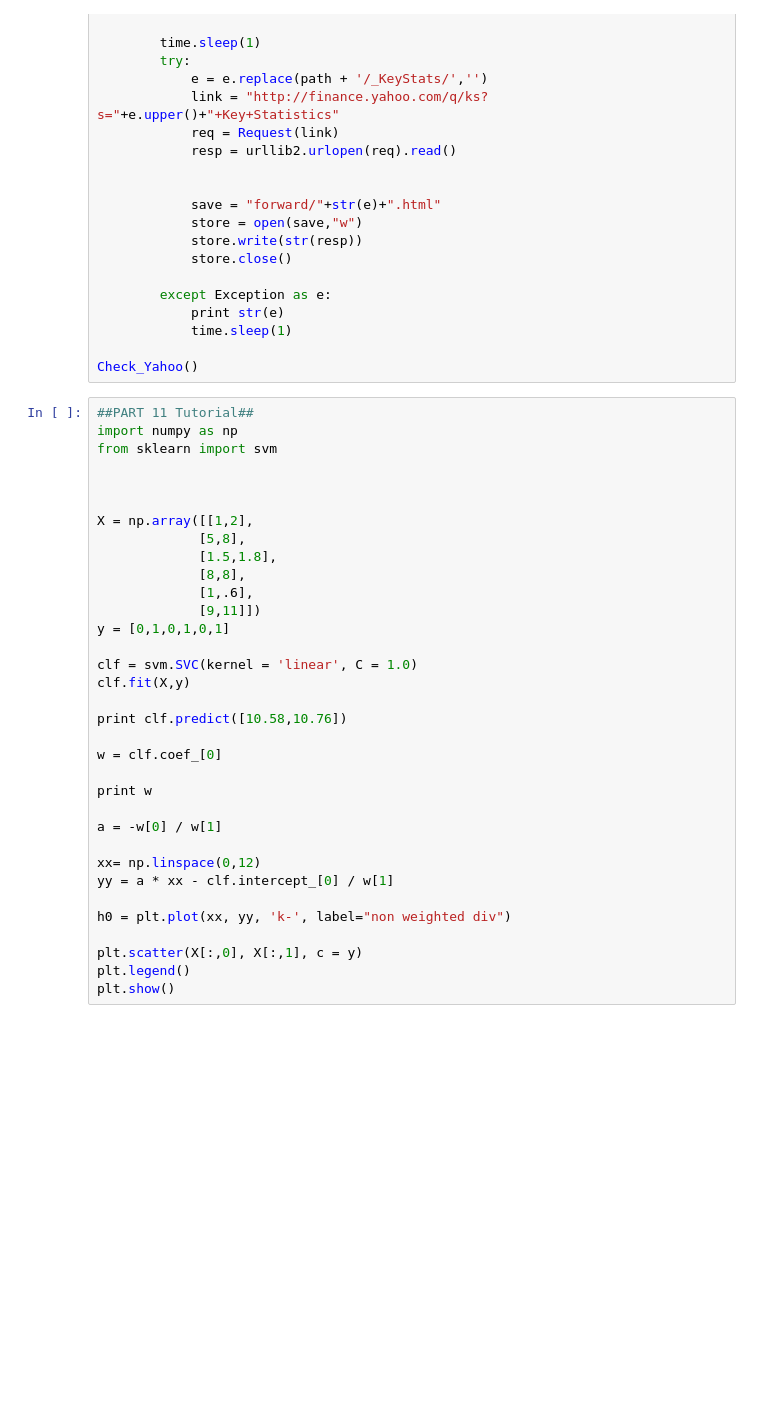
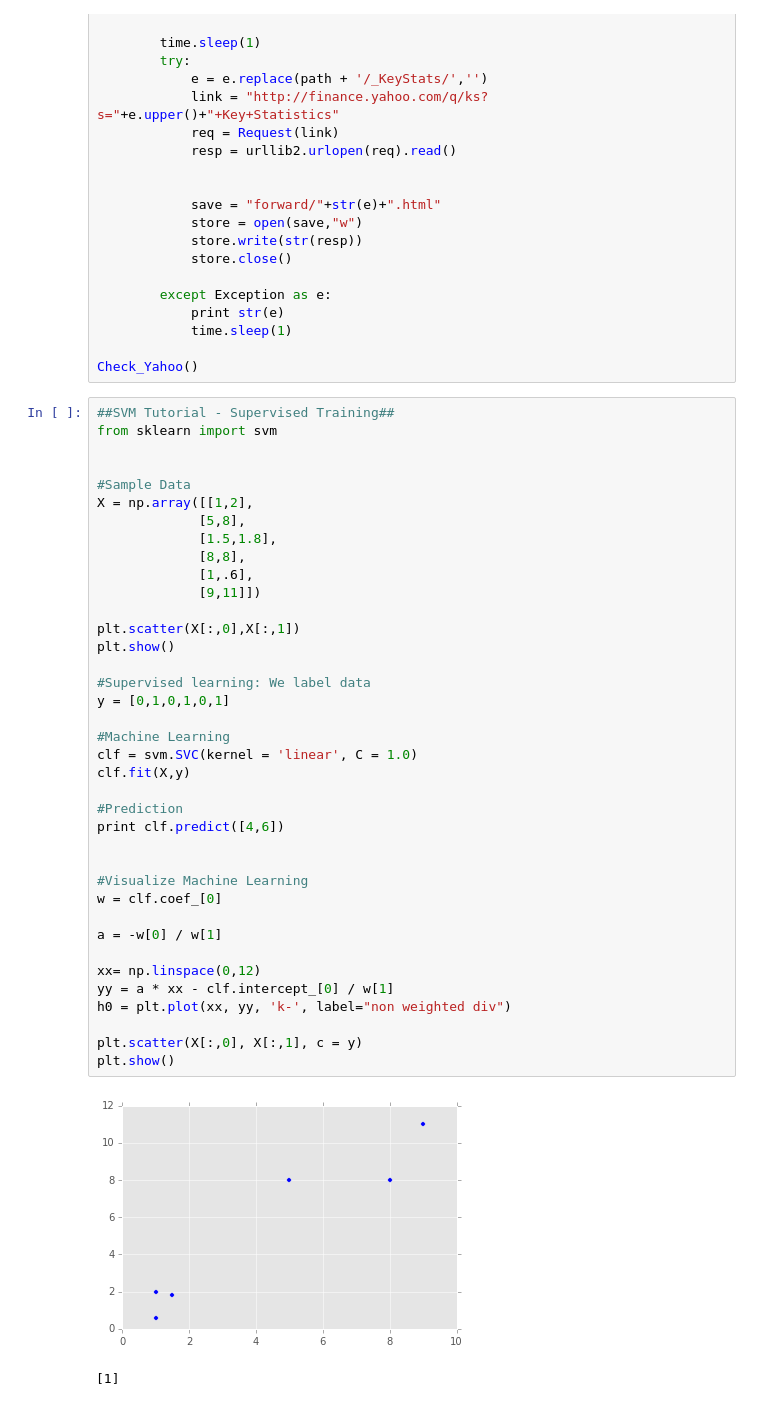
Before and after one commit to voshawn/52weeks, a Jupyter notebook: 8-stockprediction/8 - Stock Prediction.ipynb, the cells around one changed output. Drawn from its saved outputs; the diff is of its cells as text; blank space fills up the shorter version.

```diff
--- a/8-stockprediction/8 - Stock Prediction.ipynb
+++ b/8-stockprediction/8 - Stock Prediction.ipynb
@@ -799,36 +723,43 @@ def Check_Yahoo():
 
 Check_Yahoo()
 # %%
-##PART 11 Tutorial##
-import numpy as np
+##SVM Tutorial - Supervised Training##
 from sklearn import svm
 
 
-
+#Sample Data
 X = np.array([[1,2],
              [5,8],
              [1.5,1.8],
              [8,8],
              [1,.6],
              [9,11]])
+
+plt.scatter(X[:,0],X[:,1])
+plt.show()
+
+#Supervised learning: We label data
 y = [0,1,0,1,0,1]
 
+#Machine Learning
 clf = svm.SVC(kernel = 'linear', C = 1.0)
 clf.fit(X,y)
 
-print clf.predict([10.58,10.76])
+#Prediction
+print clf.predict([4,6])
 
+
+#Visualize Machine Learning
 w = clf.coef_[0]
-
-print w
 
 a = -w[0] / w[1]
 
 xx= np.linspace(0,12)
 yy = a * xx - clf.intercept_[0] / w[1]
-
 h0 = plt.plot(xx, yy, 'k-', label="non weighted div")
 
 plt.scatter(X[:,0], X[:,1], c = y)
-plt.legend()
 plt.show()
+# %% [output]
+[figure, added]
+[1]
```
Also changed, not shown: parts of 8 cells of this notebook, 5 other files.
